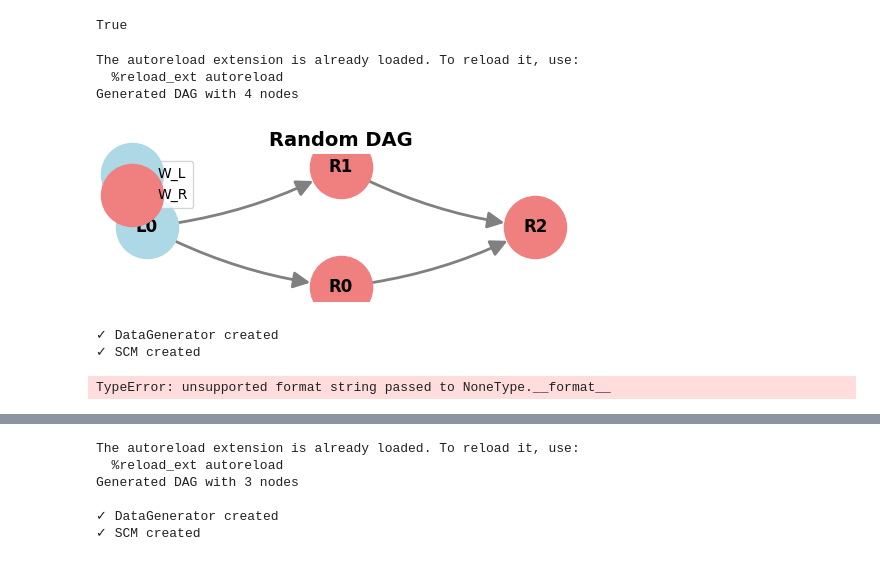
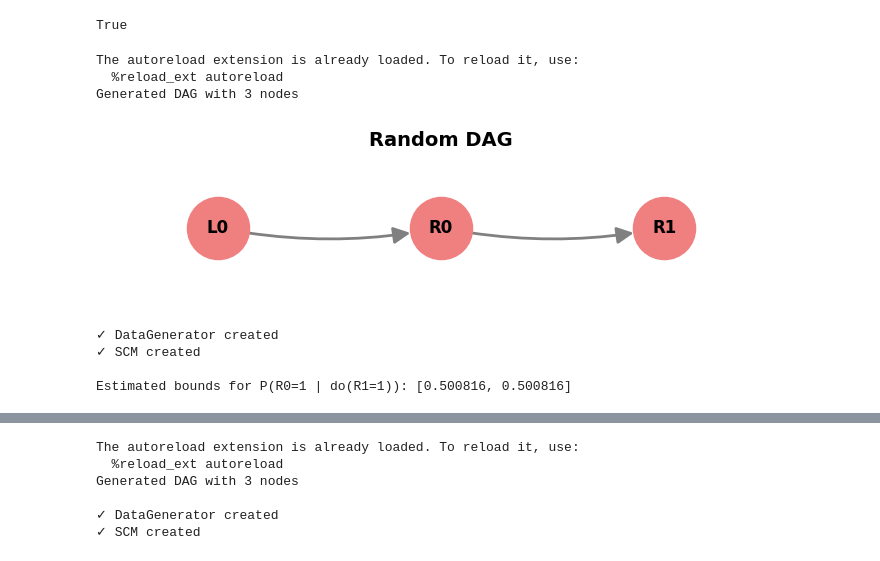
Before and after one commit to tmaringgele/Optimal-Experiments-for-Partial-Causal-Effect-Identification, a Jupyter notebook: symb_bounds_test.ipynb, the cells around one changed output, grey strips where cells are left out. Drawn from its saved outputs; the diff is of its cells as text; code cells hidden in the pictures.

Commit message:
draw dag nicer

```diff
--- a/symb_bounds_test.ipynb
+++ b/symb_bounds_test.ipynb
@@ -72,37 +72,44 @@ from symbolic_bounds.random_dag_generator import generate_random_partitioned_dag
 import matplotlib.pyplot as plt
 %load_ext autoreload
 %autoreload 2
 
 # 1. Generate random DAG
-dag = generate_random_partitioned_dag(n=4, seed=3, binary_only=True)
+# dag = generate_random_partitioned_dag(n=4, binary_only=True)
+dag = DAG()
+R0 = dag.add_node('R0', support={0, 1})
+R1 = dag.add_node('R1', support={0, 1})
+L0 = dag.add_node('L0', support={0, 1}, partition='L')
+dag.add_edge(R0, R1)
+dag.add_edge(L0, R0)
 dag.generate_all_response_types()
 print(f"Generated DAG with {len(dag.get_all_nodes())} nodes")
 
 # 2. Draw DAG
-fig = dag.draw(figsize=(5, 2), title="Random DAG")
+fig = dag.draw(figsize=(7, 2), title="Random DAG", with_labels=True)
 plt.show()
 
 # 3. Create DataGenerator
 generator = DataGenerator(dag, seed=13)
 print(f"\n✓ DataGenerator created")
 
 # 4. Create SCM
 scm = SCM(dag, generator)
 print("✓ SCM created")
 
 lp = ProgramFactory.write_LP(scm, Y={dag.get_node('R0')}, X={dag.get_node('R1')}, Y_values=(1,), X_values=(1,))
 
 lp.is_minimization = True
 lb = lp.solve(verbose=False)['optimal_value']
 lp.is_minimization = False
 ub = lp.solve(verbose=False)['optimal_value']
 
 print(f"\nEstimated bounds for P(R0=1 | do(R1=1)): [{lb:.6f}, {ub:.6f}]")
 # %% [output]
 The autoreload extension is already loaded. To reload it, use:
   %reload_ext autoreload
-Generated DAG with 4 nodes
+Generated DAG with 3 nodes
-[figure, old version]
+[figure, new version]
 ✓ DataGenerator created
 ✓ SCM created
+
+Estimated bounds for P(R0=1 | do(R1=1)): [0.500816, 0.500816]
-TypeError: unsupported format string passed to NoneType.__format__
```
Also changed, not shown: parts of 1 cell of this notebook, 1 other file.
